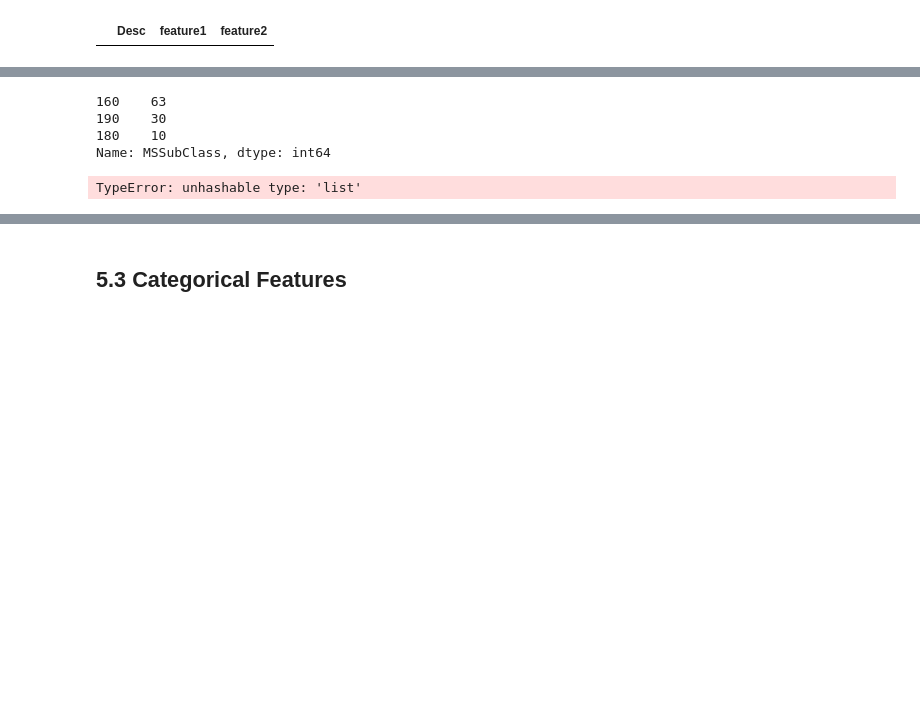
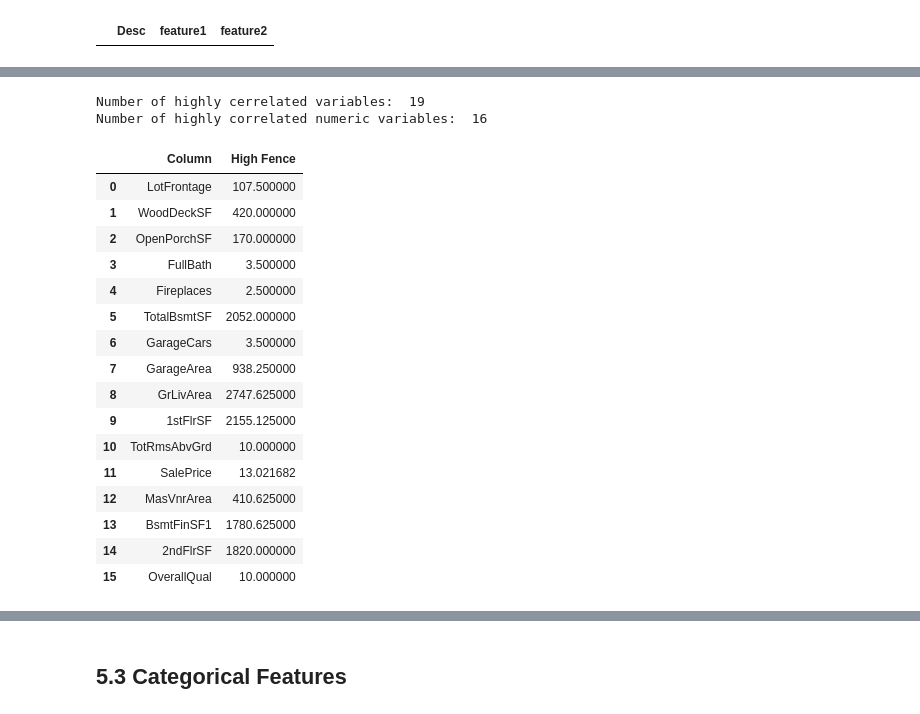
Before and after one commit to giannisbasa/House-Prices, a Jupyter notebook: House_Prices copy.ipynb, the cells around one changed output, grey strips where cells are left out. Cells and saved outputs as stored; diff of their text form; code cells hidden in the pictures; blank space fills up the shorter version.

```diff
--- a/House_Prices copy.ipynb
+++ b/House_Prices copy.ipynb
@@ -870,17 +861,47 @@ calc_outliers_var(num_var_1,'MSSubClass')[1]
-# %%
-num_var_1.loc[num_var_1['MSSubClass']>calc_outliers_var(num_var_1,'MSSubClass')[1]]['MSSubClass'].value_counts()
-# %% [output]
-160    63
-190    30
-180    10
-Name: MSSubClass, dtype: int64
-# %%
-x = corr_trg[corr_trg>.3].sort_values(ascending=False).index.to_list()
-if x in num_var_1.columns:
-    num_var_1[x]
-# %% [output]
-TypeError: unhashable type: 'list'
-# %%
-test = pd.DataFrame()
-for col in x:
-    if col in num_var_1:
+# %%
+# High correlated variables with targeted variable
+list1 = corr_trg[corr_trg>.3].sort_values(ascending=False).index.to_list()
+
+# Numeric variables
+list2 = num_var_1.columns.to_list()
+
+# Sprecify the numeric variables that are highly correlated with target variable
+inner_list = list(set(list1).intersection(list2))
+
+print('Number of highly cerrelated variables: ', len(list1))
+print('Number of highly correlated numeric variables: ', len(inner_list))
+# %% [output]
+Number of highly cerrelated variables:  19
+Number of highly correlated numeric variables:  16
+# %%
+frame = pd.DataFrame(columns=['Column','High Fence'])
+high_ls = []
+sthles = []
+
+for col in inner_list:
+    high = calc_outliers_var(num_var_1, col)[1]
+    sthles.append(col)
+    high_ls.append(high)
+
+frame['Column'] = sthles
+frame['High Fence'] = high_ls
+# %%
+frame
+# %% [output]
+|  | Column | High Fence |
+| 0 | LotFrontage | 107.500000 |
+| 1 | WoodDeckSF | 420.000000 |
+| 2 | OpenPorchSF | 170.000000 |
+| 3 | FullBath | 3.500000 |
+| 4 | Fireplaces | 2.500000 |
+| 5 | TotalBsmtSF | 2052.000000 |
+| 6 | GarageCars | 3.500000 |
+| 7 | GarageArea | 938.250000 |
+| 8 | GrLivArea | 2747.625000 |
+| 9 | 1stFlrSF | 2155.125000 |
+| 10 | TotRmsAbvGrd | 10.000000 |
+| 11 | SalePrice | 13.021682 |
+| 12 | MasVnrArea | 410.625000 |
+| 13 | BsmtFinSF1 | 1780.625000 |
+| 14 | 2ndFlrSF | 1820.000000 |
+| 15 | OverallQual | 10.000000 |
```
Also changed, not shown: parts of 4 cells of this notebook.
